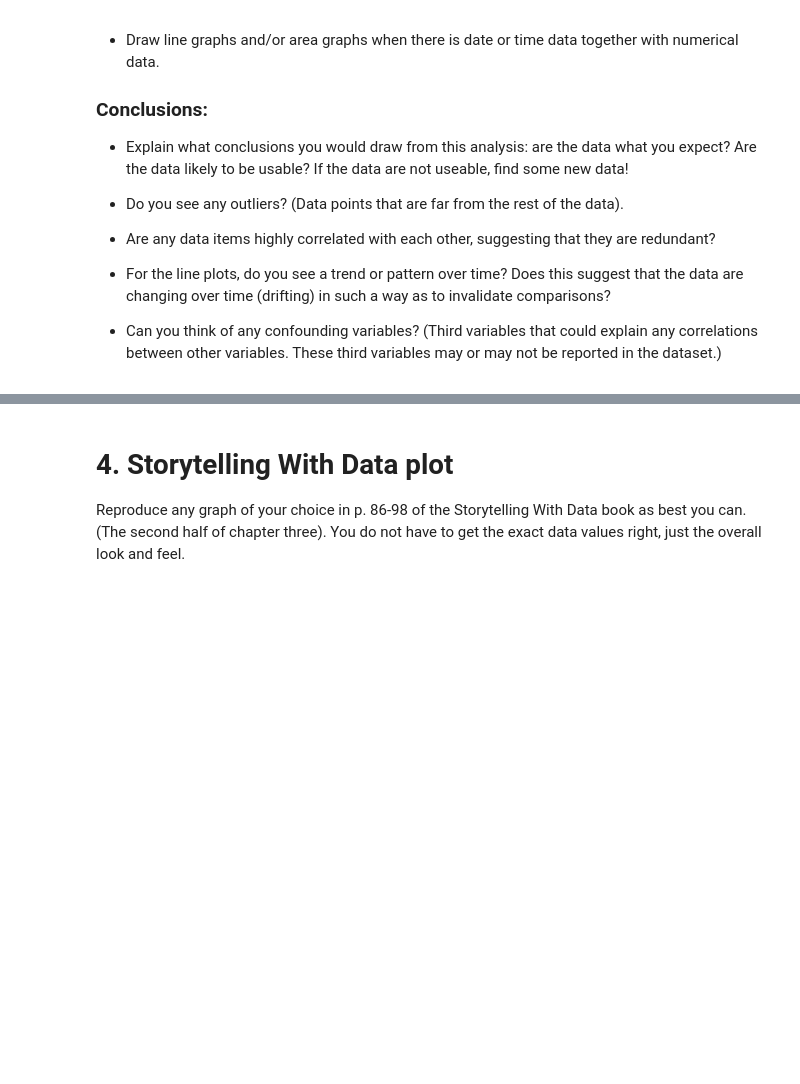
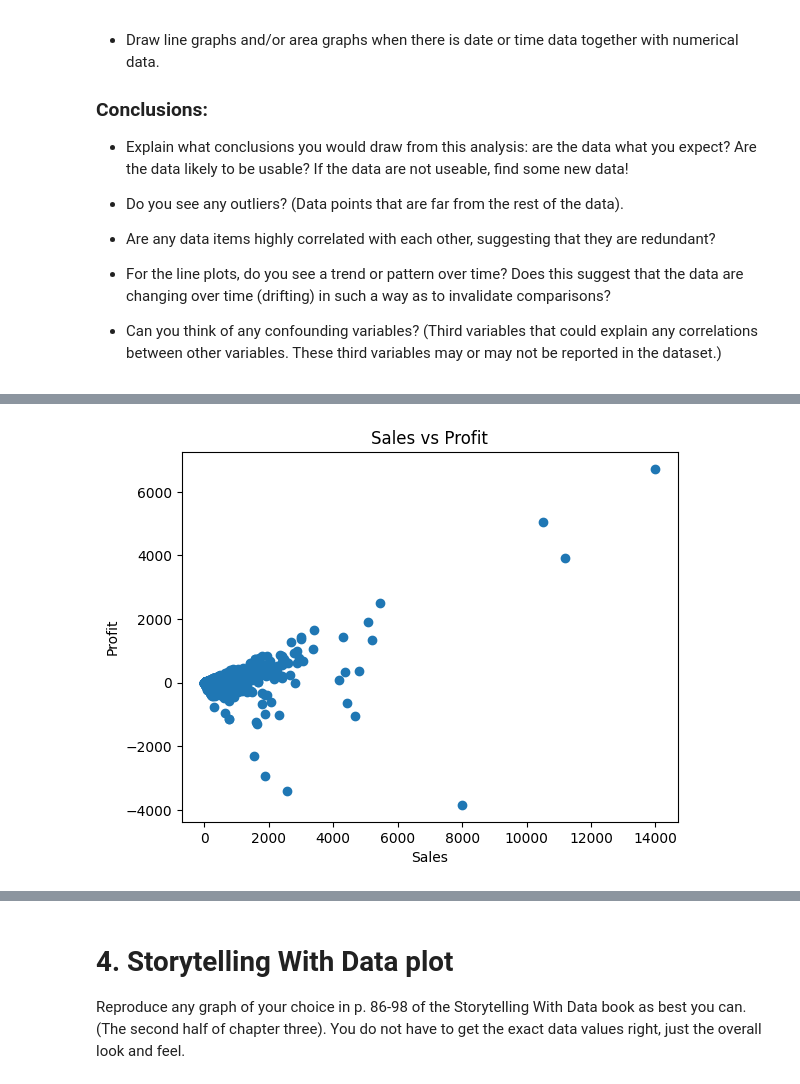
Before and after one commit to carlos00002/DX699_02, a Jupyter notebook: homework/OMDS-ModB2-Week6-Jaime-Carlos.ipynb, the cells around one changed output, grey strips where cells are left out. Cells and saved outputs as stored; diff of their text form; code cells hidden in the pictures; blank space fills up the shorter version.

```diff
--- a/homework/OMDS-ModB2-Week6-Jaime-Carlos.ipynb
+++ b/homework/OMDS-ModB2-Week6-Jaime-Carlos.ipynb
@@ -66,4 +126,4 @@ This week, you will do the same types of exercises as last week, but you should
 # %%
 import pandas as pd
 
-df = pd.read_csv("data/Retail_and_ECommerce/us_ecommerce/US  E-commerce records 2020.csv", encoding="latin1")
+df = pd.read_csv("/workspaces/DX699_02/data/Retail_and_ECommerce/us_ecommerce/US  E-commerce records 2020.csv", encoding="latin1")
@@ -69,0 +142,11 @@ df = pd.read_csv("data/Retail_and_ECommerce/us_ecommerce/US  E-commerce records
+# %%
+#scatter plots
+import matplotlib.pyplot as plt
+
+plt.scatter(df["Sales"], df["Profit"])
+plt.xlabel("Sales")
+plt.ylabel("Profit")
+plt.title("Sales vs Profit")
+plt.show()
+# %% [output]
+[figure, added]
```
Also changed, not shown: parts of 10 cells of this notebook.
